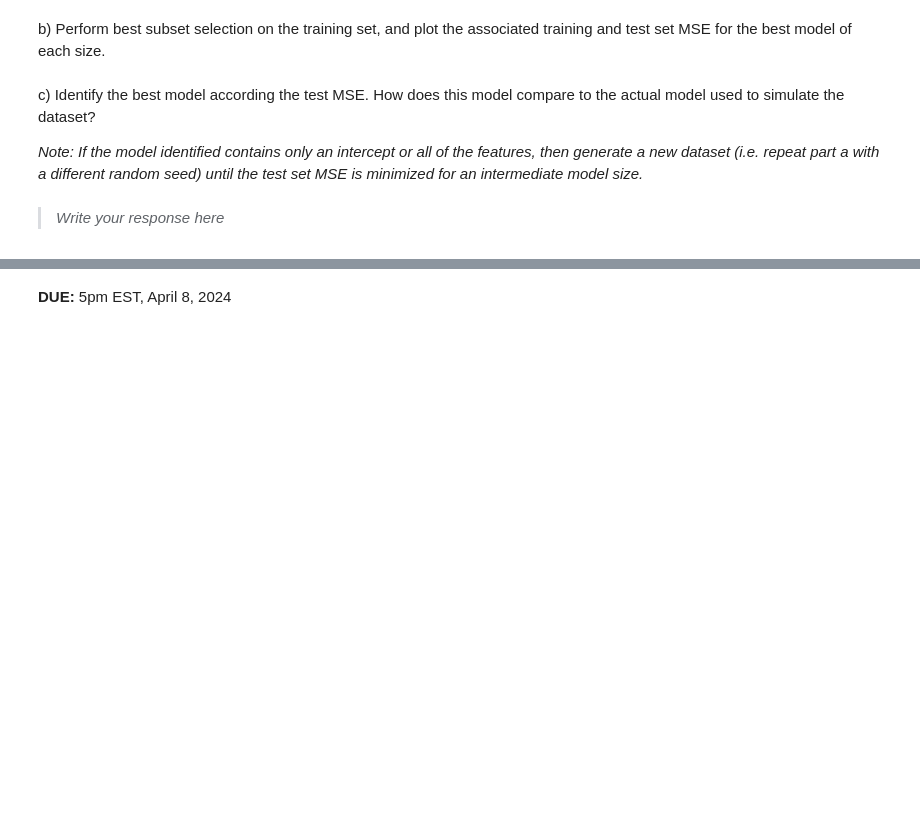
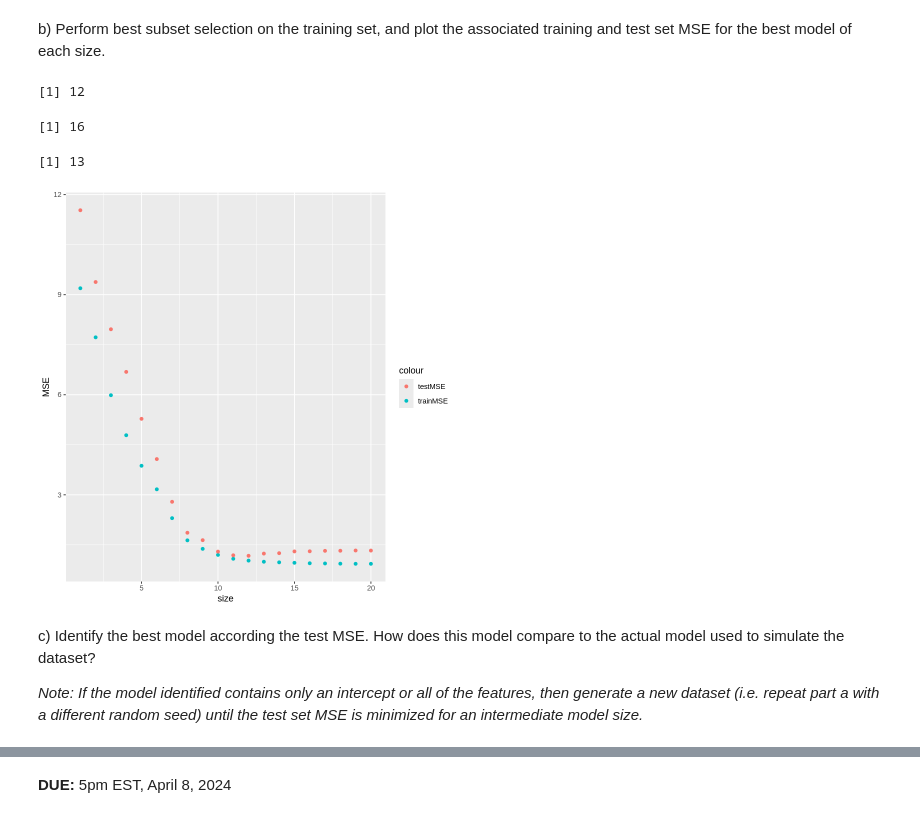
Before and after one commit to jialinli-21/Li_DSPN_S25, a Jupyter notebook: Exercise16.ipynb, the cells around one changed output, grey strips where cells are left out. Saved outputs shown, nothing was run; the diff lists cells and outputs as text; code cells hidden in the pictures; blank space fills up the shorter version.

```diff
--- a/Exercise16.ipynb
+++ b/Exercise16.ipynb
@@ -151,3 +418,39 @@ b) Perform best subset selection on the training set, and plot the associated tr
+# %%
+training_fit = regsubsets(train_y ~ ., data = training_set, nvmax = p)
+train_sum = summary(training_fit)
+# train_sum
+which.min(train_sum$bic)
+which.max(train_sum$adjr2)
+which.min(train_sum$cp)
+# %% [output]
+[1] 12
+[1] 16
+[1] 13
+# %%
+train.mat = model.matrix(train_y ~ ., data = training_set, nvmax = p)
+trainMSE = rep(NA, 20)
+for (i in 1:20) {
+    coef = coef(training_fit, id = i) # get coefficients of each variable from the best model of i size
+    pred = train.mat[, names(coef)] %*% coef # calculate the predicted values
+    trainMSE[i] = mean((training_set$train_y - pred)^2)
+}
+
+test.mat = model.matrix(test_y ~ ., data = testing_set, nvmax = p)
+testMSE = rep(NA, 20)
+for (i in 1:20) {
+    coef = coef(training_fit, id = i) # get coefficients of each variable from the best model of i size
+    predict = test.mat[, names(coef)] %*% coef # calculate the predicted values
+    testMSE[i] = mean((testing_set$test_y - predict)^2)
+}
+
+size <- seq(1, 20)
+plot_df <- data.frame(trainMSE, testMSE, size)
+ggplot(plot_df, aes(x = size)) +
+    geom_point(aes(y = trainMSE, color = "trainMSE")) +
+    geom_point(aes(y = testMSE, color = "testMSE")) +
+    labs(y = "MSE")
+# %% [output]
+[figure, added]
 # %% [markdown]
 c) Identify the best model according the test MSE. How does this model compare to the actual model used to simulate the dataset?
 
@@ -157,3 +457,0 @@ c) Identify the best model according the test MSE. How does this model compare t
-# %% [markdown]
-> *Write your response here*
->
```
Also changed, not shown: parts of 33 cells of this notebook.
